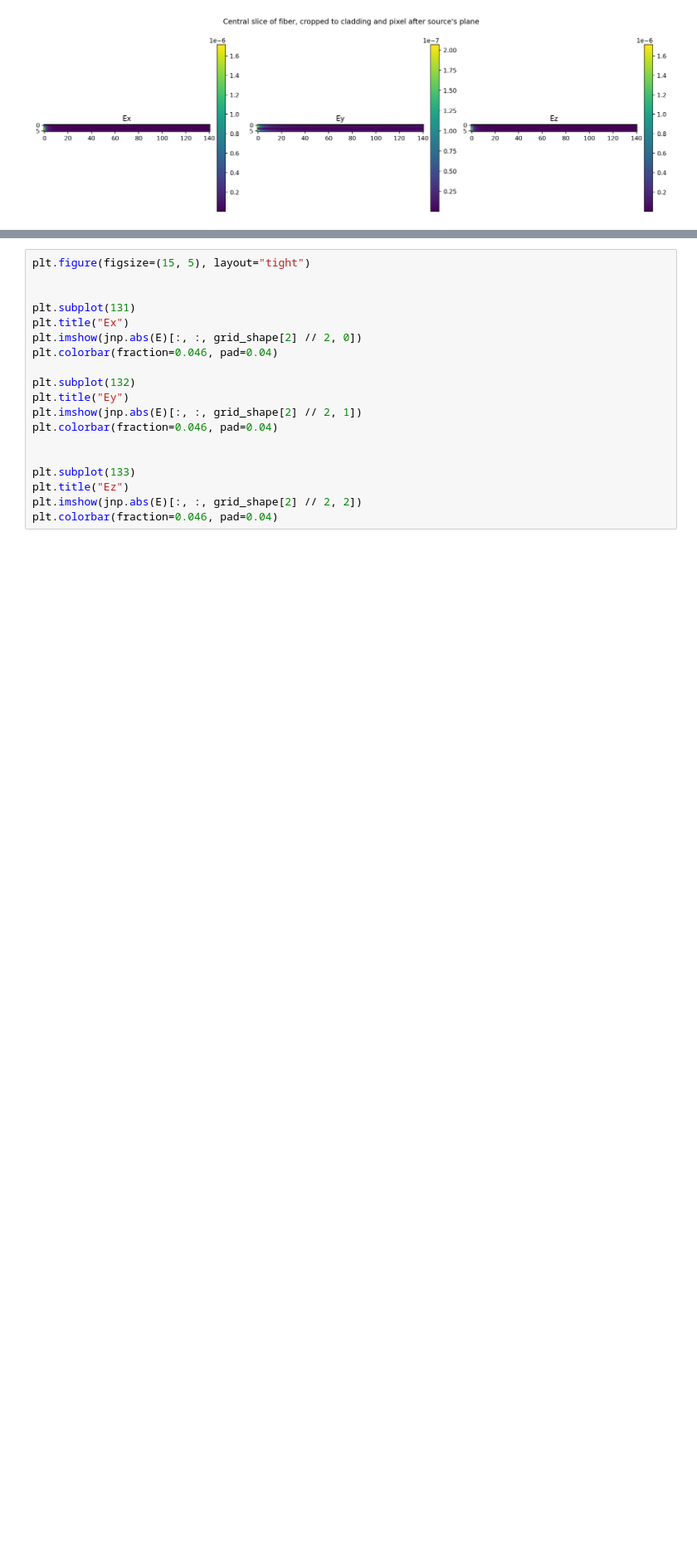
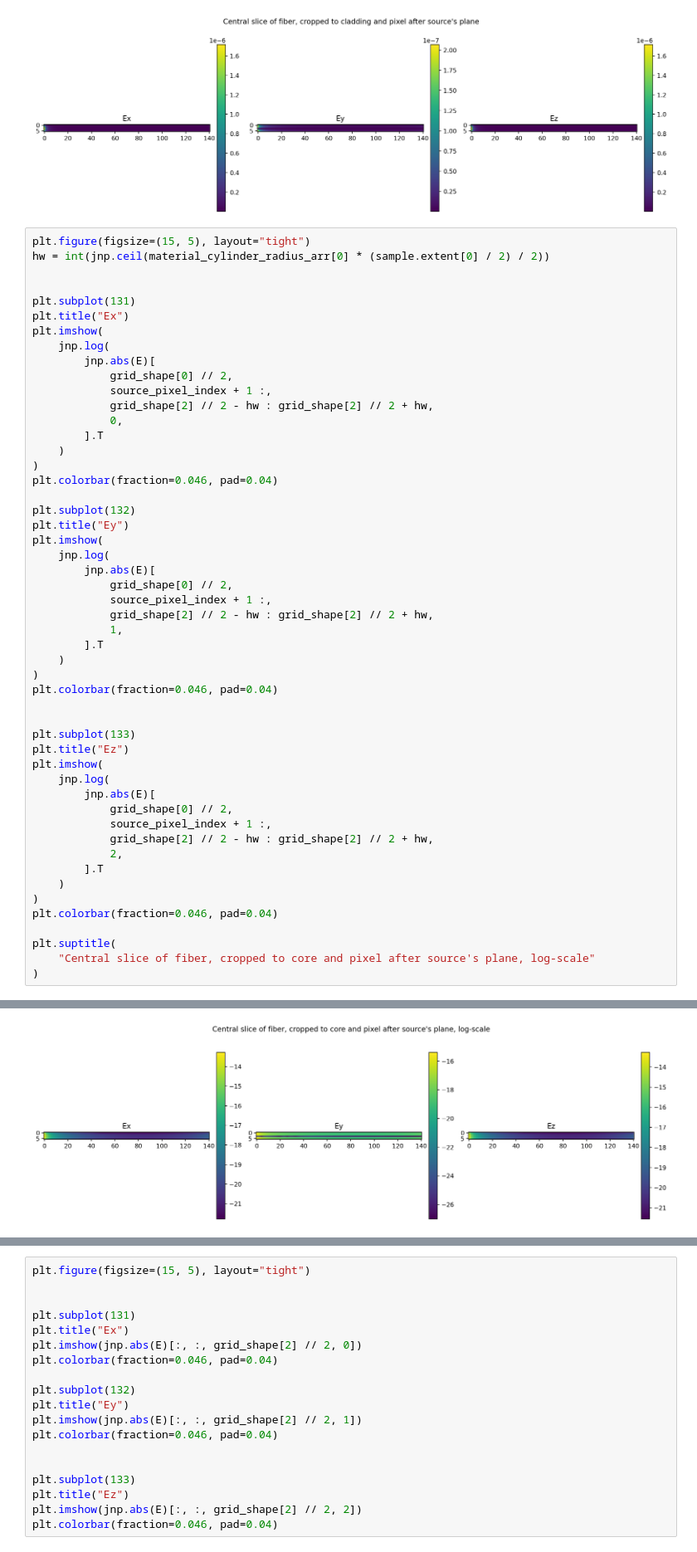
Before and after one commit to JackSPearce/chromatix, a Jupyter notebook: docs/examples/modified_born_3d.ipynb, the cells around one changed output, grey strips where cells are left out. Shown at 83% size. Saved outputs shown, nothing was run; the diff lists cells and outputs as text; blank space fills up the shorter version.

```diff
--- a/docs/examples/modified_born_3d.ipynb
+++ b/docs/examples/modified_born_3d.ipynb
@@ -337,3 +346,55 @@ plt.suptitle(
 # %% [output]
 Text(0.5, 0.98, "Central slice of fiber, cropped to cladding and pixel after source's plane")
 [figure]
+# %%
+plt.figure(figsize=(15, 5), layout="tight")
+hw = int(jnp.ceil(material_cylinder_radius_arr[0] * (sample.extent[0] / 2) / 2))
+
+
+plt.subplot(131)
+plt.title("Ex")
+plt.imshow(
+    jnp.log(
+        jnp.abs(E)[
+            grid_shape[0] // 2,
+            source_pixel_index + 1 :,
+            grid_shape[2] // 2 - hw : grid_shape[2] // 2 + hw,
+            0,
+        ].T
+    )
+)
+plt.colorbar(fraction=0.046, pad=0.04)
+
+plt.subplot(132)
+plt.title("Ey")
+plt.imshow(
+    jnp.log(
+        jnp.abs(E)[
+            grid_shape[0] // 2,
+            source_pixel_index + 1 :,
+            grid_shape[2] // 2 - hw : grid_shape[2] // 2 + hw,
+            1,
+        ].T
+    )
+)
+plt.colorbar(fraction=0.046, pad=0.04)
+
+
+plt.subplot(133)
+plt.title("Ez")
+plt.imshow(
+    jnp.log(
+        jnp.abs(E)[
+            grid_shape[0] // 2,
+            source_pixel_index + 1 :,
+            grid_shape[2] // 2 - hw : grid_shape[2] // 2 + hw,
+            2,
+        ].T
+    )
+)
+plt.colorbar(fraction=0.046, pad=0.04)
+
+plt.suptitle(
+    "Central slice of fiber, cropped to core and pixel after source's plane, log-scale"
+)
+# %% [output]
@@ -339,0 +402 @@ Text(0.5, 0.98, "Central slice of fiber, cropped to cladding and pixel after sou
+[figure, added]
```
Also changed, not shown: parts of 15 cells of this notebook.
